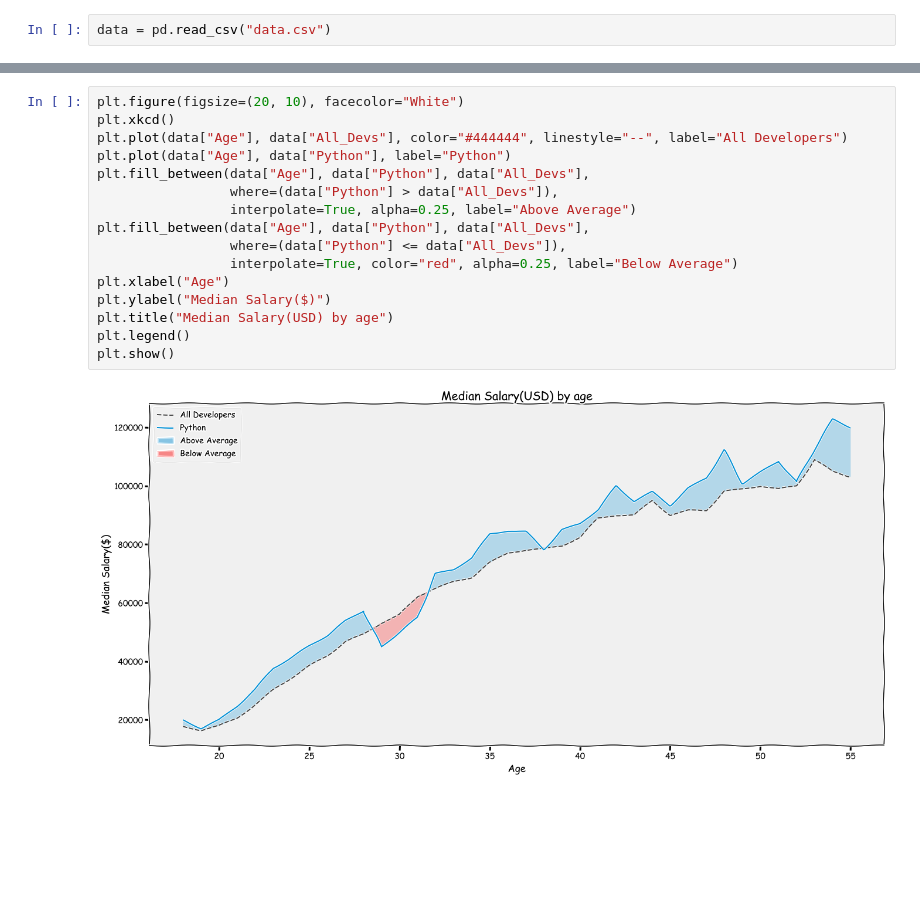
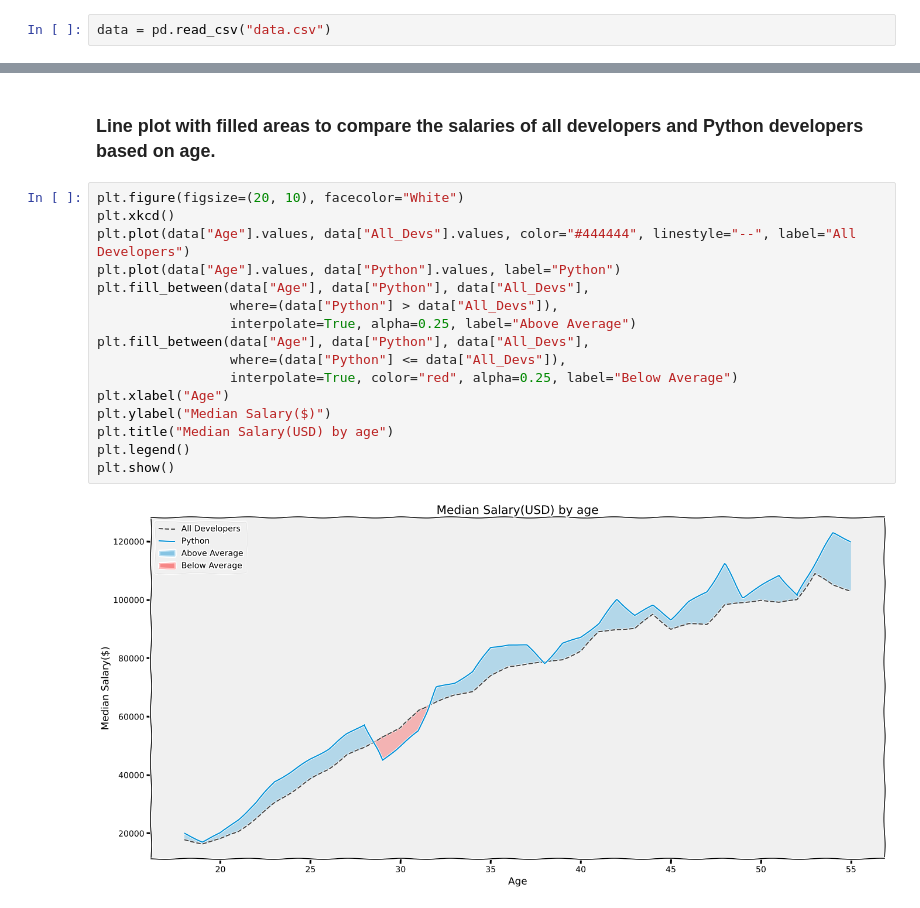
Before and after one commit to Chaitanya-Gumudala-1710/Data-Science-and-Machine-learning, a Jupyter notebook: Matplotlib/Graphs/LinePlots/LinePlots.ipynb, the cells around one changed output, grey strips where cells are left out. Cells and saved outputs as stored; diff of their text form; blank space fills up the shorter version.

Commit message:
Documented Matplotlib line plots

```diff
--- a/Matplotlib/Graphs/LinePlots/LinePlots.ipynb
+++ b/Matplotlib/Graphs/LinePlots/LinePlots.ipynb
@@ -95,21 +110,23 @@ plt.legend()
 plt.show()
 # %% [output]
 [figure]
+# %% [markdown]
+### Line plot with filled areas to compare the salaries of all developers and Python developers based on age.
 # %%
 plt.figure(figsize=(20, 10), facecolor="White")
 plt.xkcd()
-plt.plot(data["Age"], data["All_Devs"], color="#444444", linestyle="--", label="All Developers")
-plt.plot(data["Age"], data["Python"], label="Python")
+plt.plot(data["Age"].values, data["All_Devs"].values, color="#444444", linestyle="--", label="All Developers")
+plt.plot(data["Age"].values, data["Python"].values, label="Python")
 plt.fill_between(data["Age"], data["Python"], data["All_Devs"],
                  where=(data["Python"] > data["All_Devs"]),
                  interpolate=True, alpha=0.25, label="Above Average")
 plt.fill_between(data["Age"], data["Python"], data["All_Devs"],
                  where=(data["Python"] <= data["All_Devs"]),
                  interpolate=True, color="red", alpha=0.25, label="Below Average")
 plt.xlabel("Age")
 plt.ylabel("Median Salary($)")
 plt.title("Median Salary(USD) by age")
 plt.legend()
 plt.show()
 # %% [output]
-[figure, old version]
+[figure, new version]
```
Also changed, not shown: parts of 9 cells of this notebook, 1 other file.
